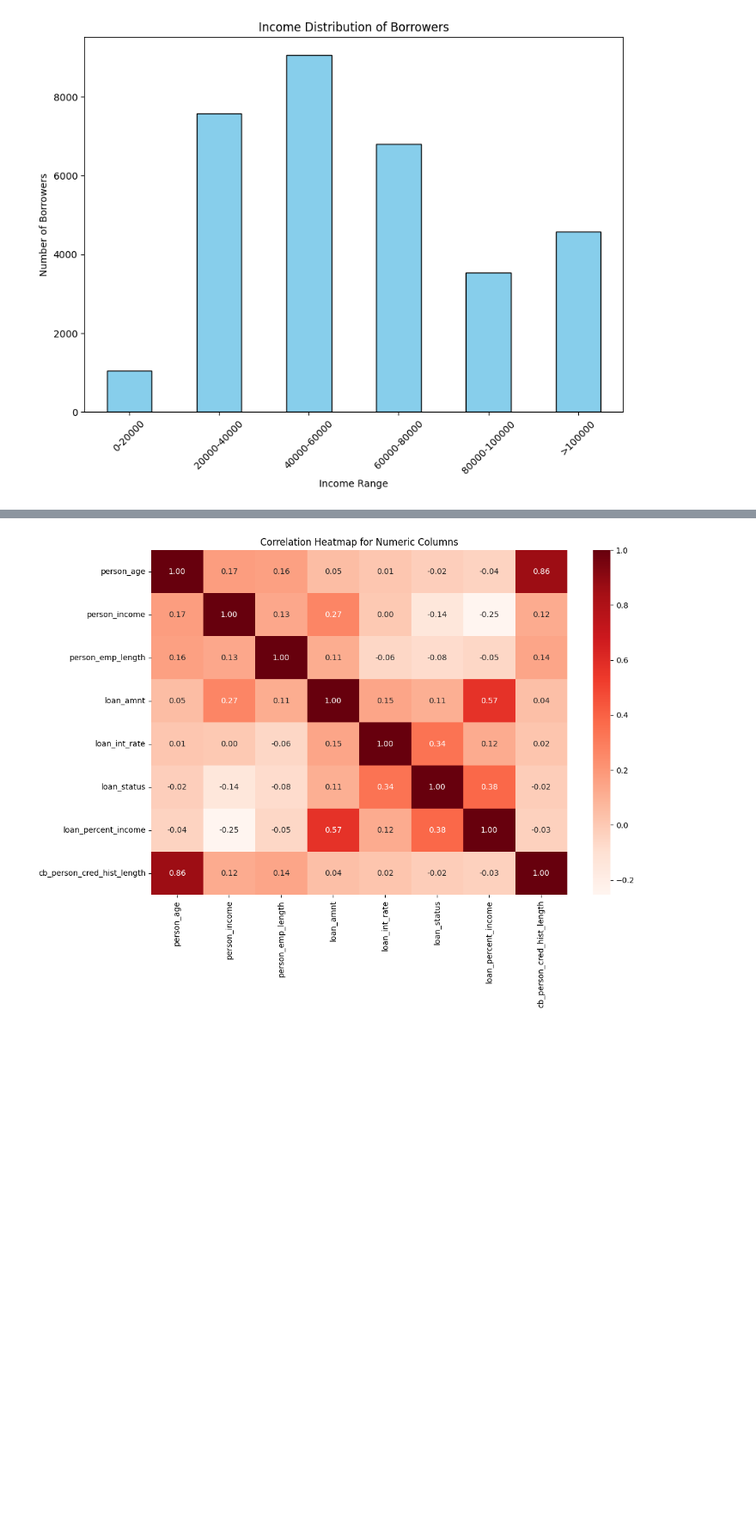
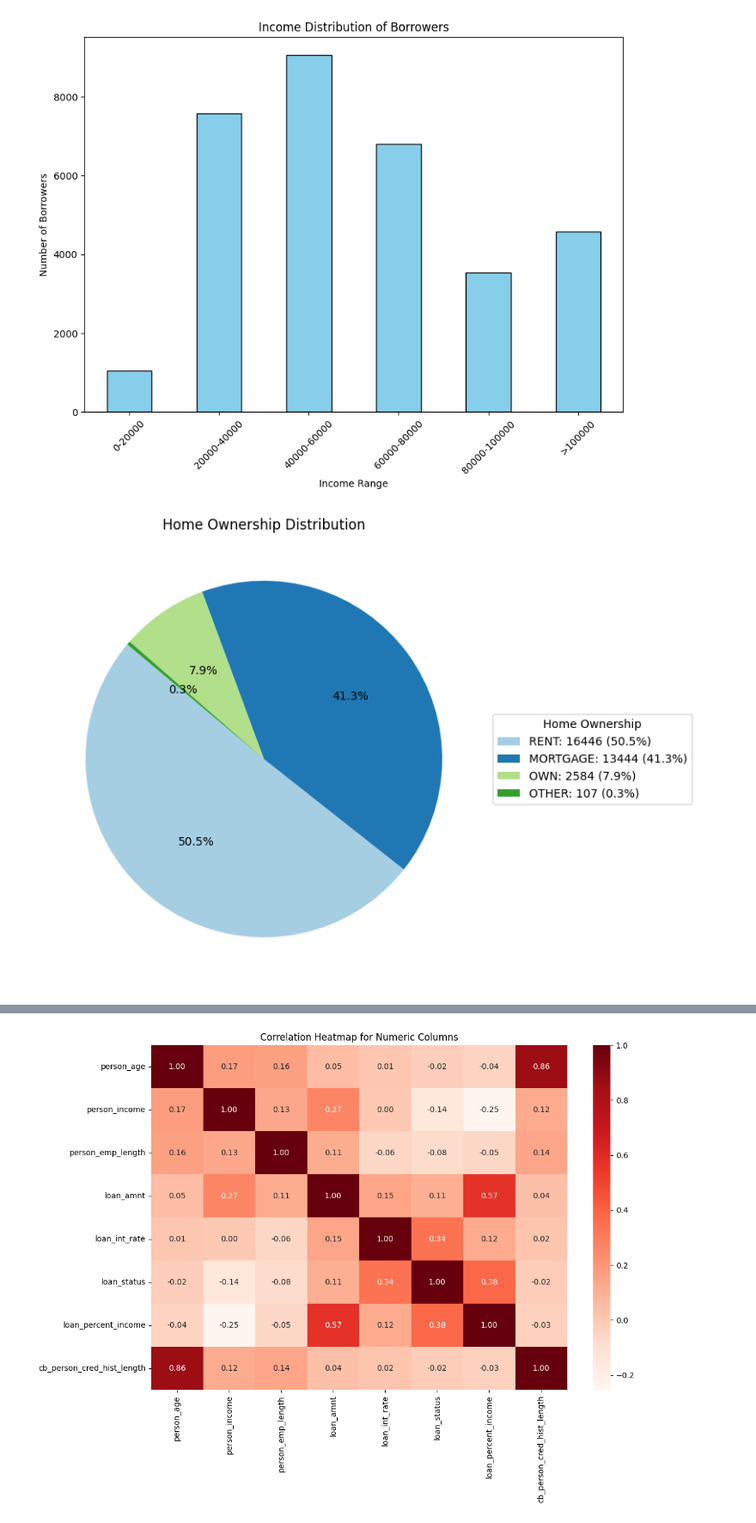
Before and after one commit to Oishi151/Credit-Risk-Evaluation, a Jupyter notebook: Code.ipynb, the cells around one changed output, grey strips where cells are left out. Shown at 86% size. Drawn from its saved outputs; the diff is of its cells as text; code cells hidden in the pictures; blank space fills up the shorter version.

```diff
--- a/Code.ipynb
+++ b/Code.ipynb
@@ -127,2 +129,20 @@ plt.show()
 # %% [output]
 [figure]
+# %%
+#home ownership distribution
+
+home_ownership_counts = data['person_home_ownership'].value_counts()
+
+home_ownership_percentage = (home_ownership_counts / home_ownership_counts.sum()) * 100
+
+plt.figure(figsize=(10, 7))
+wedges, texts, autotexts = plt.pie(home_ownership_counts, autopct=lambda p: f'{p:.1f}%', startangle=140, colors=plt.cm.Paired.colors)
+
+plt.legend(wedges, [f'{category}: {count} ({percentage:.1f}%)' for category, count, percentage in zip(home_ownership_counts.index, home_ownership_counts, home_ownership_percentage)], title="Home Ownership", loc="center left", bbox_to_anchor=(1, 0.5))
+
+plt.title('Home Ownership Distribution')
+
+plt.show()
+#Observation: Most people asking for loan do not own a house
+# %% [output]
+[figure, added]
```
Also changed, not shown: parts of 7 cells of this notebook.
